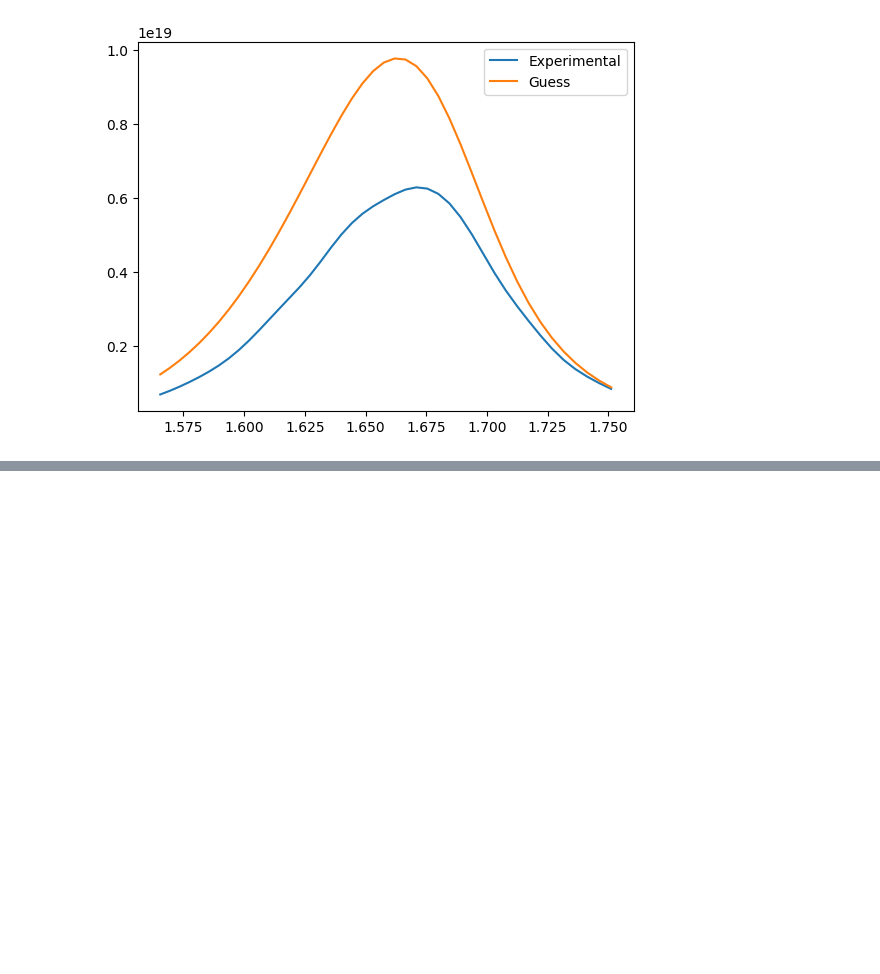
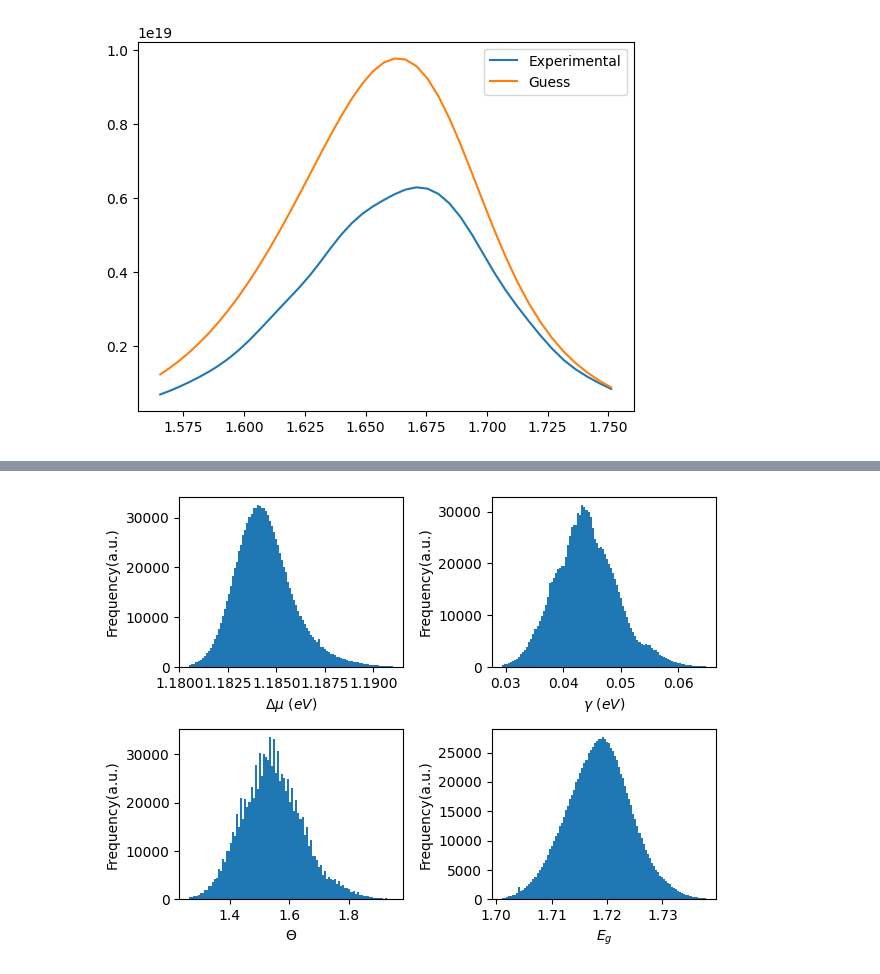
Before and after one commit to cbchosy/theseusfit, a Jupyter notebook: qfls_fitting_profiling.ipynb, the cells around one changed output, grey strips where cells are left out. Cells and saved outputs as stored; diff of their text form; code cells hidden in the pictures; blank space fills up the shorter version.

```diff
--- a/qfls_fitting_profiling.ipynb
+++ b/qfls_fitting_profiling.ipynb
@@ -52,0 +84,2 @@ plt.show()
+# %%
+result_4_05, info_4_05 = genplanck.fit_qfls(exp_energy_crop, exp_pl_crop, guesses=guesses, batch_size=2048, max_iterations=5, step_size=1, accuracy=4, verbose=False)
@@ -52,0 +92,20 @@ plt.show()
+# %%
+result_4_10, info_4_10 = genplanck.fit_qfls(exp_energy_crop, exp_pl_crop, guesses=guesses, batch_size=2048, max_iterations=10, step_size=1, accuracy=4, verbose=False)
+# %%
+hist_4_10 = dict()
+bins_4_10 = dict()
+n_bins = 100
+for key in keys:
+    hist_4_10[key], bins_4_10[key] = np.histogram(result_4_10[key], bins=n_bins, range=(np.percentile(result_4_10[key], 1), np.percentile(result_4_10[key], 99)))
+# %%
+torch.cuda.empty_cache()
+fig, axs = plt.subplots(2, 2)
+axs = axs.flatten()
+for i in range(len(keys)):
+    axs[i].hist(result_4_10[keys[i]], bins=n_bins,
+                range=[np.nanpercentile(result_4_10[keys[i]], 0.1), np.nanpercentile(result_4_10[keys[i]], 99.9)]
+                )
+    axs[i].set(xlabel=labels[i], ylabel='Frequency(a.u.)')
+fig.tight_layout()
+# %% [output]
+[figure, added]
```
Also changed, not shown: parts of 34 cells of this notebook.
